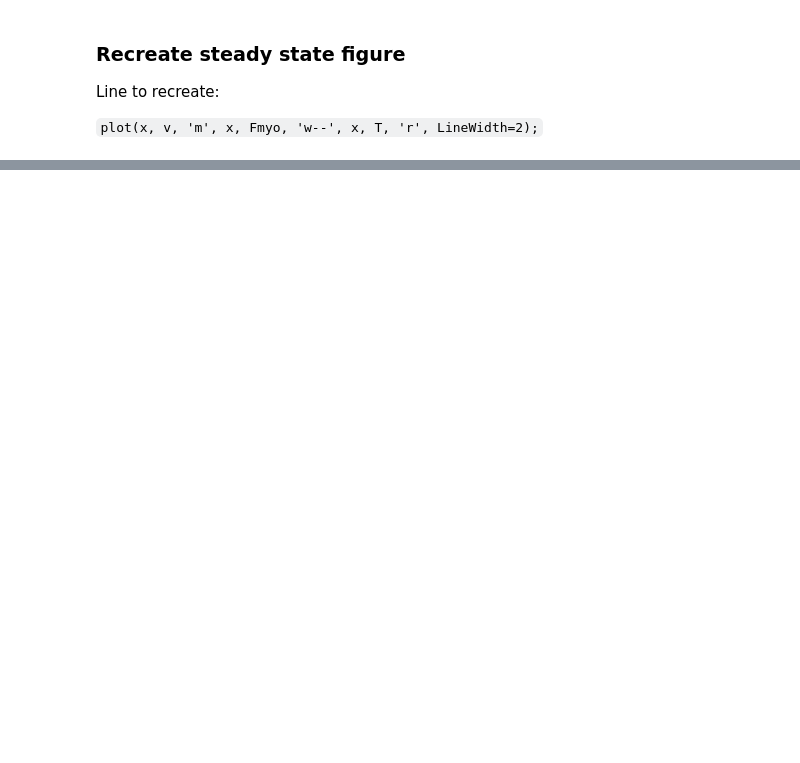
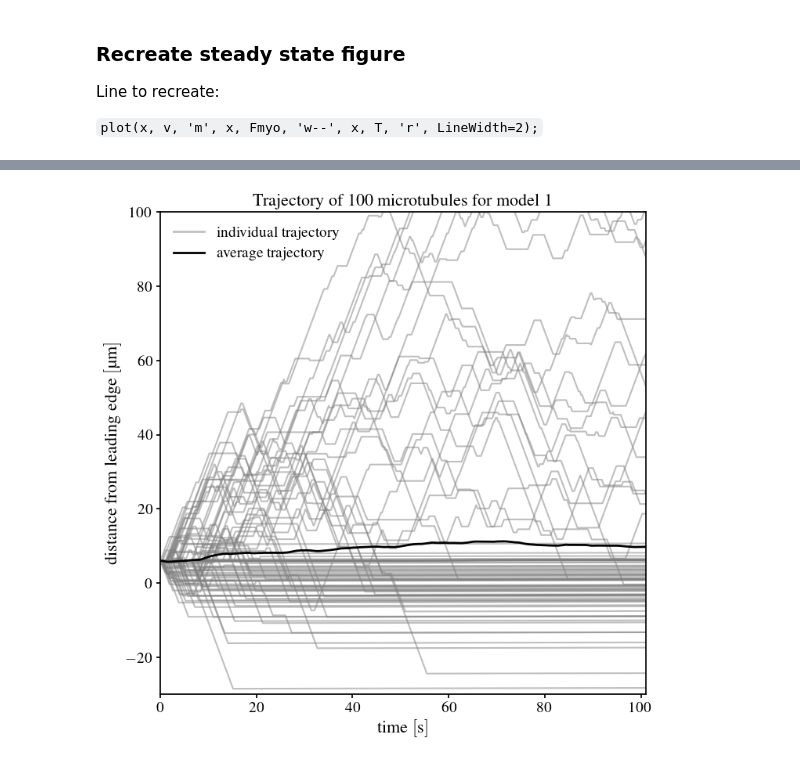
Before and after one commit to CalvinSprouse/growth_cone_mts, a Jupyter notebook: analysis.ipynb, the cells around one changed output, grey strips where cells are left out. Drawn from its saved outputs; the diff is of its cells as text; code cells hidden in the pictures; blank space fills up the shorter version.

```diff
--- a/analysis.ipynb
+++ b/analysis.ipynb
@@ -91,0 +94,60 @@ fig.savefig(figure_dir / "steady_state_og")
+# %%
+# define the location of the datasets
+mat_file_m1 = Path("growth_cone_mts_m1.mat")
+mat_file_m2 = Path("growth_cone_mts_m2.mat")
+
+# load data
+mat_data_m1 = sp.io.loadmat(mat_file_m1)
+mat_data_m2 = sp.io.loadmat(mat_file_m2)
+
+# extract mt arrays
+m1_mts = mat_data_m1.get("MTs")
+m2_mts = mat_data_m2.get("MTs")
+# %%
+# plot the trajectory of each MT
+fig, ax = plt.subplots()
+
+# plot each MT
+for mt_i in range(m1_mts.shape[2]):
+    # extract time and position array
+    time = m1_mts[:, 0, mt_i]
+    position = m1_mts[:, 1, mt_i]
+
+    # plot the MT with half transparency
+    ax.plot(time, position, alpha=0.5, color="gray")
+
+# plot the average position at each time
+average_position = np.mean(m1_mts[:, 1, :], axis=1)
+ax.plot(
+    m1_mts[:, 0, 0],
+    average_position,
+    color="black",
+    linewidth=2
+)
+
+# limit the y-axis
+ax.set_ylim(-30, 100)
+
+# label axis and title
+ax.set_xlabel(r"time $\left[\qty{}{\second}\right]$")
+ax.set_ylabel(r"distance from leading edge $\left[\qty{}{\micro\meter}\right]$")
+ax.set_title(r"Trajectory of 100 microtubules for model 1")
+
+# add a legend
+# this needs custom entries, one for the transparent lines and one for the thick line
+# they need custom artists too
+ax.legend(
+    [
+        plt.Line2D([0], [0], color="gray", linewidth=2, alpha=0.5),
+        plt.Line2D([0], [0], color="black", linewidth=2),
+    ],
+    [
+        "individual trajectory",
+        "average trajectory",
+    ],
+)
+
+# save figure
+fig.savefig(figure_dir / "mt_trajectory_m1")
+# %% [output]
+[figure, added]
```
Also changed, not shown: parts of 7 cells of this notebook, 12 other files.
